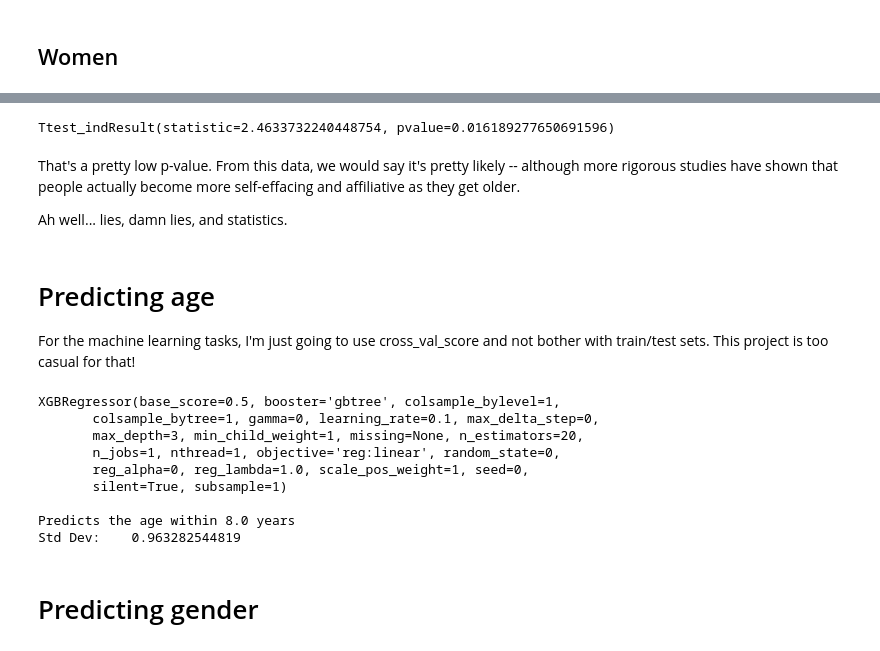
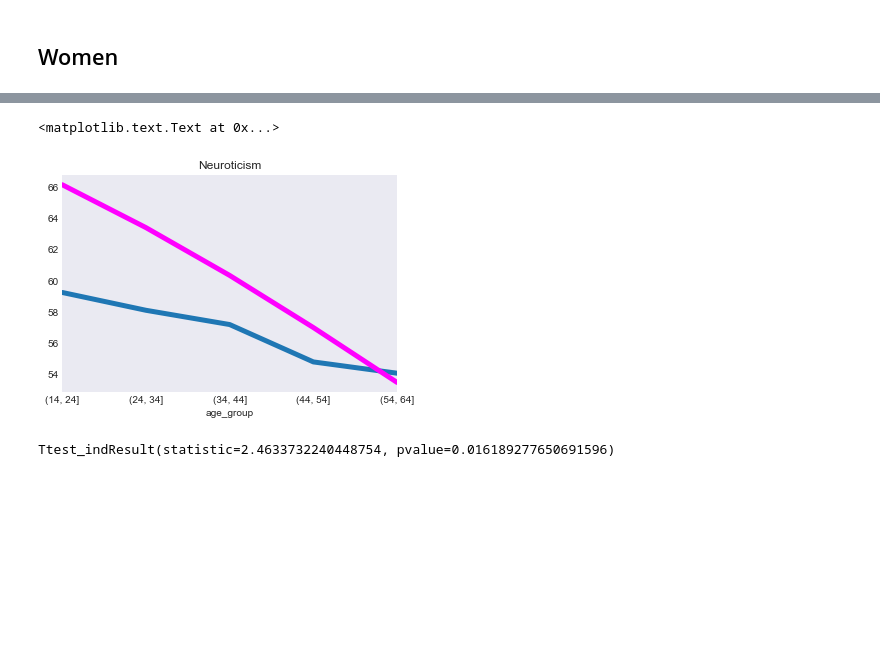
Before and after one commit to vincefav/big-five-age-and-gender, a Jupyter notebook: Big five - Age and gender.ipynb, the cells around one changed output, grey strips where cells are left out. Saved outputs shown, nothing was run; the diff lists cells and outputs as text; code cells hidden in the pictures; blank space fills up the shorter version.

```diff
--- a/Big five - Age and gender.ipynb
+++ b/Big five - Age and gender.ipynb
@@ -131,3 +145,17 @@ Do women really become less affiliative?
+# %%
+bins = np.arange(data.age.min()+1, data.age.max()+1, 10)
+data['age_group'] = pd.Series(pd.cut(data['age'], bins=bins))
+
+men_n = data[data['gender'] == 'man'].groupby('age_group').mean()
+women_n = data[data['gender'] == 'woman'].groupby('age_group').mean()
+
+men_n['Neuroticism'].plot(linewidth=5)
+women_n['Neuroticism'].plot(linewidth=5, color='magenta')
+
+plt.title('Neuroticism')
+# %% [output]
+<matplotlib.text.Text at 0x...>
+[figure, added]
 # %%
 from scipy.stats import ttest_ind
 
@@ -137,42 +165,3 @@ women_age_60 = data[(data.gender == 0) & (data.age_group.astype(str) == '(55, 65
 ttest_ind(women_age_30, women_age_60)
 # %% [output]
 Ttest_indResult(statistic=2.4633732240448754, pvalue=0.016189277650691596)
-# %% [markdown]
-That's a pretty low p-value. From this data, we would say it's pretty likely -- although more rigorous studies have shown that people actually become more self-effacing and affiliative as they get older.
-
-Ah well... lies, damn lies, and statistics.
-# %% [markdown]
-# Predicting age
-
-For the machine learning tasks, I'm just going to use cross_val_score and not bother with train/test sets. This project is too casual for that!
-# %%
-from xgboost import XGBRegressor
-
-x = data.drop(['age', 'age_group'], axis=1)
-y = data['age']
-
-clf = XGBRegressor()
-params = {'max_depth': [2,3],
-         'n_estimators': np.arange(10,50,10),
-         'reg_lambda': np.arange(1.0, 1.31, .1)}
-
-grid = GridSearchCV(clf, param_grid=params, cv=3, scoring='neg_mean_absolute_error').fit(x, y)
-clf = grid.best_estimator_
-
-cv = cross_val_score(clf, x, y, cv=4, scoring='neg_mean_absolute_error')
-
-print(clf, '\n')
-print('Predicts the age within {} years'.format(round(-cv.mean(), 1)))
-print('Std Dev:   ', cv.std())
-# %% [output]
-XGBRegressor(base_score=0.5, booster='gbtree', colsample_bylevel=1,
-       colsample_bytree=1, gamma=0, learning_rate=0.1, max_delta_step=0,
-       max_depth=3, min_child_weight=1, missing=None, n_estimators=20,
-       n_jobs=1, nthread=1, objective='reg:linear', random_state=0,
-       reg_alpha=0, reg_lambda=1.0, scale_pos_weight=1, seed=0,
-       silent=True, subsample=1)
-
-Predicts the age within 8.0 years
-Std Dev:    0.963282544819
-# %% [markdown]
-# Predicting gender
```
Also changed, not shown: parts of 7 cells of this notebook.
